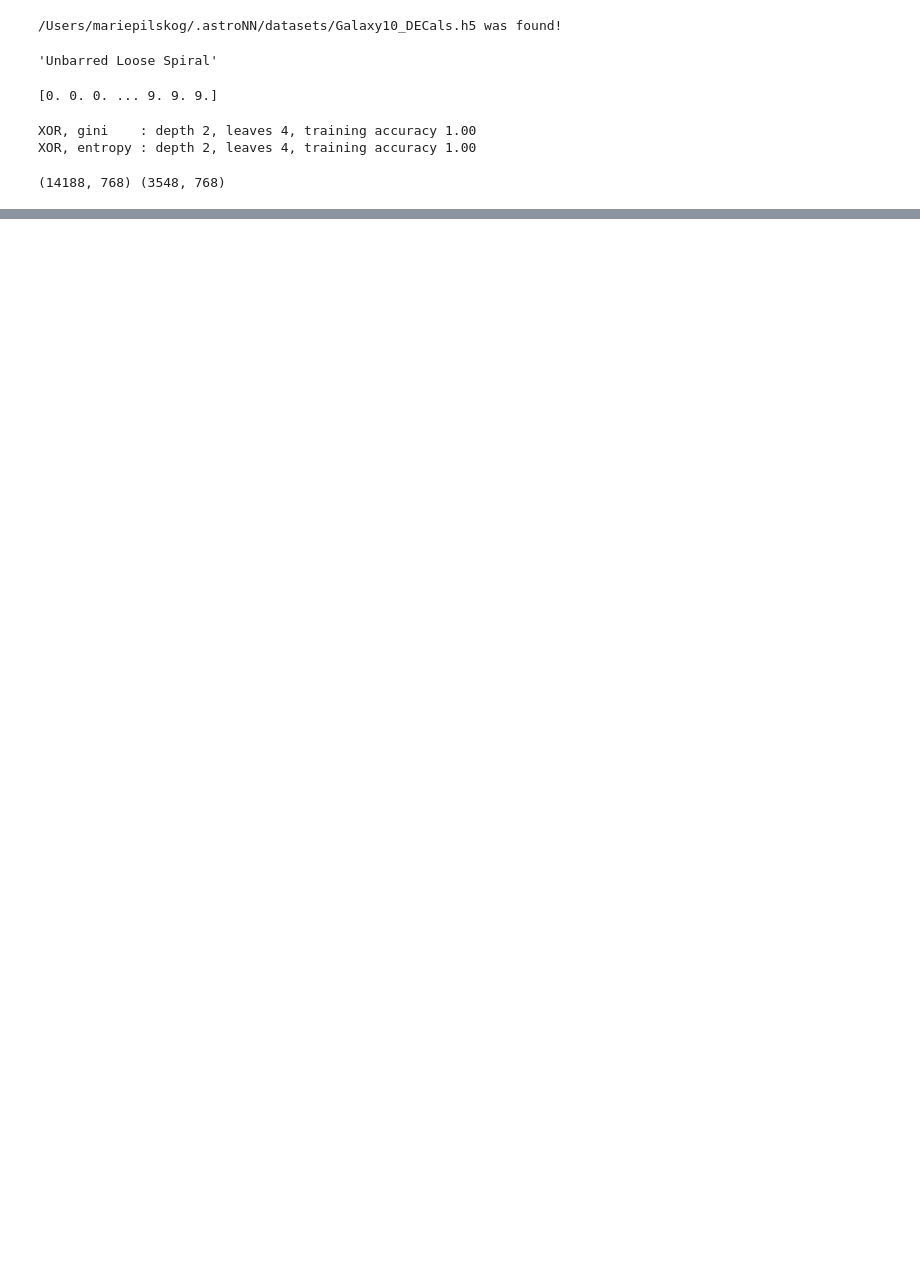
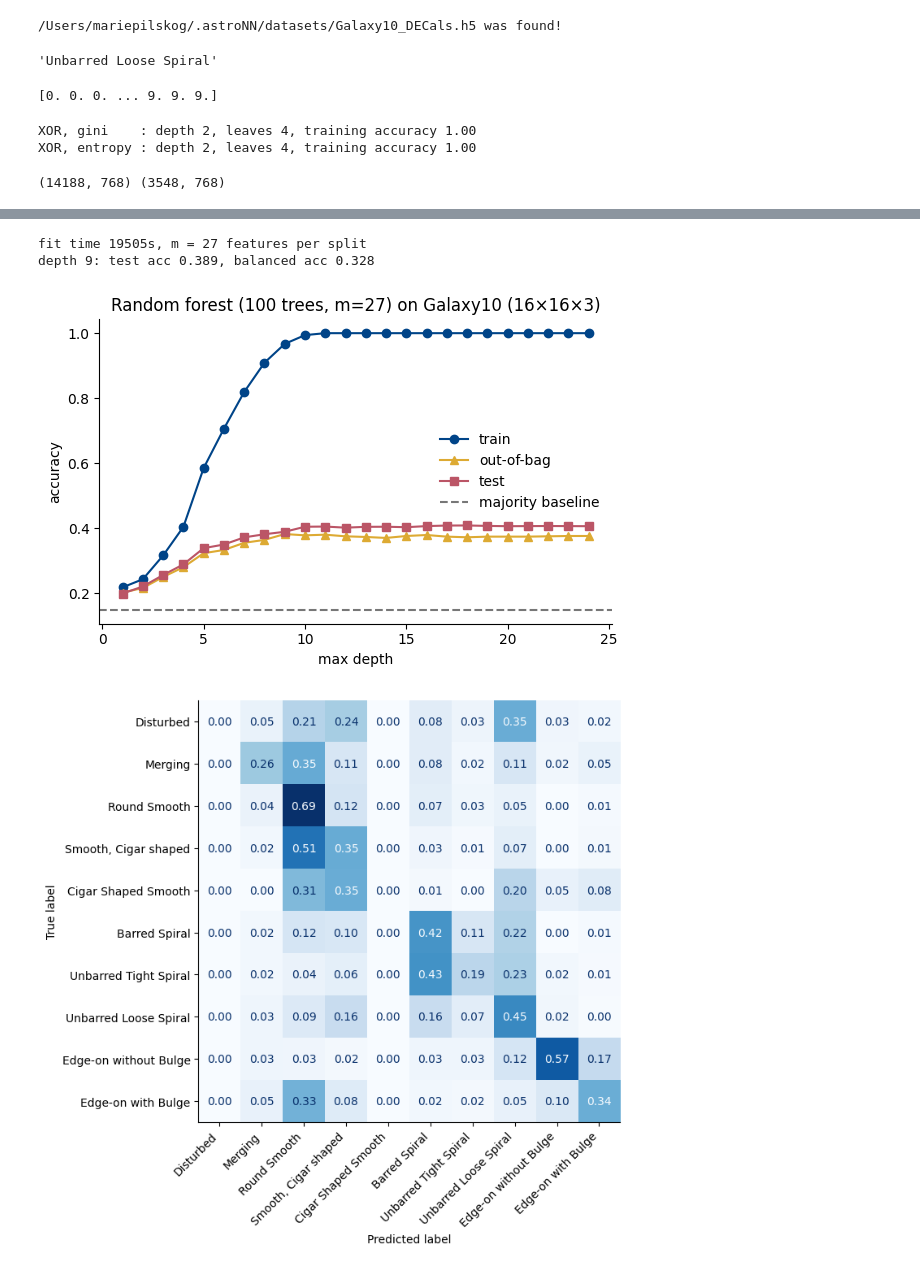
Before and after one commit to synnesjor/FYS-STK4155, a Jupyter notebook: Project3/code/decision_tree_copy.ipynb, the cells around one changed output, grey strips where cells are left out. Cells and saved outputs as stored; diff of their text form; code cells hidden in the pictures; blank space fills up the shorter version.

Commit message:
complete random forest

```diff
--- a/Project3/code/decision_tree_copy.ipynb
+++ b/Project3/code/decision_tree_copy.ipynb
@@ -355,0 +406,72 @@ depth 4: test acc 0.282, balanced acc 0.249
+# %%
+from sklearn.metrics import confusion_matrix, ConfusionMatrixDisplay, balanced_accuracy_score
+
+def path_values(tree, X, D):
+    """Prediction of every sample when the tree is cut off at depth d = 0..D.
+    A sample stays at its leaf once it reaches one. Shape (n_samples, D+1)."""
+    out = np.empty((len(X), D + 1))
+    for i, x in enumerate(np.asarray(X, float)):
+        node = tree.root_
+        for d in range(D + 1):
+            out[i, d] = node.value
+            if node.feature is not None:
+                node = node.left if x[node.feature] <= node.threshold else node.right
+    return out
+
+# --- fit one fully grown forest ---
+t0 = time.time()
+rf = RandomForestClassifier(n_estimators=100, rng=np.random.default_rng(SEED)).fit(X_tr, y_tr)
+print(f"fit time {time.time() - t0:.0f}s, m = {rf.max_features} features per split")
+
+D = max(t.depth() for t in rf.trees_)
+P_tr = np.stack([path_values(t, X_tr, D) for t in rf.trees_])     # (trees, n_train, D+1)
+P_te = np.stack([path_values(t, X_test, D) for t in rf.trees_])   # (trees, n_test,  D+1)
+
+K = len(classes)
+oob_mask = np.zeros((len(rf.trees_), len(y_tr)), bool)            # True where tree k did NOT see row i
+for k, oob in enumerate(rf.oob_):
+    oob_mask[k, oob] = True
+
+def vote(P, mask=None):
+    """Majority vote over trees. P: (trees, n) labels. Optionally count only masked votes."""
+    onehot = np.eye(K)[P.astype(int)]                             # (trees, n, K)
+    if mask is not None:
+        onehot = onehot * mask[:, :, None]
+    tally = onehot.sum(axis=0)
+    return tally.argmax(axis=1), tally.sum(axis=1) > 0
+
+def acc(P, y, mask=None):
+    pred, seen = vote(P, mask)
+    return np.mean(pred[seen] == y[seen])
+
+depths  = range(1, D + 1)
+rf_tr   = [acc(P_tr[:, :, d], y_tr) for d in depths]
+rf_oob  = [acc(P_tr[:, :, d], y_tr, oob_mask) for d in depths]
+rf_te   = [acc(P_te[:, :, d], test_labels) for d in depths]
+
+# --- plot 1: accuracy vs depth ---
+fig, ax = plt.subplots(figsize=(6, 4))
+ax.plot(depths, rf_tr,  "o-", color=BLUE,   label="train")
+ax.plot(depths, rf_oob, "^-", color=YELLOW, label="out-of-bag")
+ax.plot(depths, rf_te,  "s-", color=RED,    label="test")
+ax.axhline(counts.max() / counts.sum(), ls="--", color=GREY, label="majority baseline")
+ax.set_xlabel("max depth"); ax.set_ylabel("accuracy"); ax.legend(frameon=False)
+ax.set_title(f"Random forest ({len(rf.trees_)} trees, m={rf.max_features}) on Galaxy10 (16×16×3)")
+fig.tight_layout(); fig.savefig("rf_acc_vs_depth.pdf")
+
+# --- plot 2: confusion matrix at the depth with best OOB accuracy ---
+best_d = depths[int(np.argmax(rf_oob))]
+y_pred, _ = vote(P_te[:, :, best_d])
+print(f"depth {best_d}: test acc {np.mean(y_pred == test_labels):.3f}, "
+      f"balanced acc {balanced_accuracy_score(test_labels, y_pred):.3f}")
+
+cm = confusion_matrix(test_labels, y_pred, labels=classes, normalize="true")
+fig, ax = plt.subplots(figsize=(8, 7))
+ConfusionMatrixDisplay(cm, display_labels=names).plot(ax=ax, cmap="Blues", values_format=".2f", colorbar=False)
+plt.setp(ax.get_xticklabels(), rotation=45, ha="right")
+fig.tight_layout(); fig.savefig("rf_confusion.pdf")
+# %% [output]
+fit time 19505s, m = 27 features per split
+depth 9: test acc 0.389, balanced acc 0.328
+[figure, added]
+[figure, added]
```
Also changed, not shown: parts of 4 cells of this notebook.
